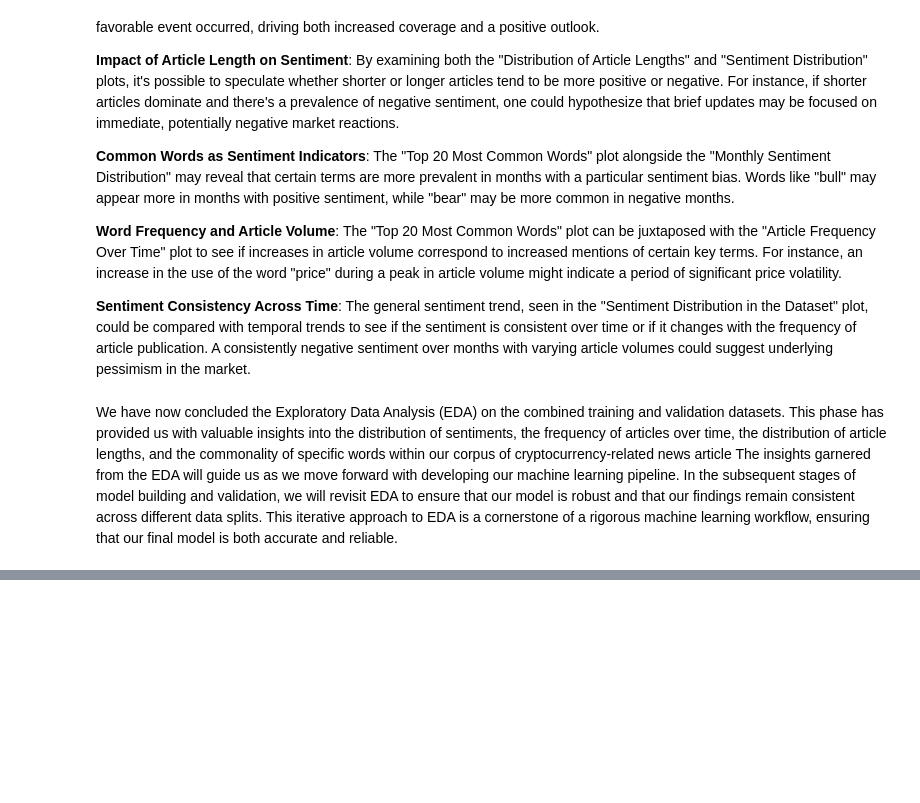
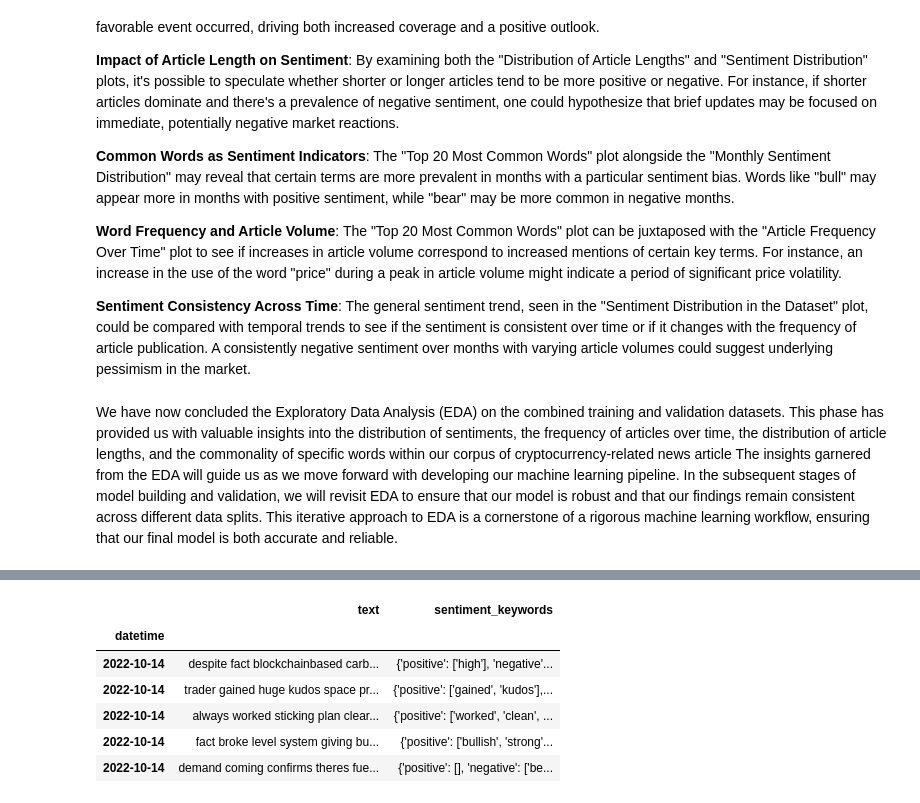
Before and after one commit to aDR300684/CryptoNewsSentiment, a Jupyter notebook: ML_CryptoNews.ipynb, the cells around one changed output, grey strips where cells are left out. Drawn from its saved outputs; the diff is of its cells as text; code cells hidden in the pictures; blank space fills up the shorter version.

```diff
--- a/ML_CryptoNews.ipynb
+++ b/ML_CryptoNews.ipynb
@@ -453,0 +884,35 @@ _Note_: As we have a designated test set covering the period from March 22, 2023
+# %%
+# Import necessary library for tokenization
+from nltk.tokenize import word_tokenize
+
+# Expanded list of domain-specific sentiment keywords
+domain_specific_keywords = {
+    'positive': ['bullish', 'gain', 'high', 'surge', 'profit', 'growth', 'upward', 'success', 'advantage', 'improvement', 'rally', 'booming', 'outperform', 'optimistic', 'rewarding', 'beneficial', 'thriving', 'soaring', 'breakthrough'],
+    'negative': ['bearish', 'loss', 'crash', 'decline', 'drop', 'downward', 'risk', 'volatility', 'decrease', 'slump', 'fall', 'downturn', 'plummet', 'dip', 'collapse', 'depreciation', 'recession', 'adverse', 'setback']
+}
+
+# Function to include domain-specific sentiment keywords
+def include_domain_specific_keywords(sentiment_keywords, text):
+    tokenized_text = word_tokenize(text.lower())  # Tokenize text
+    updated_keywords = {key: set(sentiment_keywords[key]) for key in sentiment_keywords}  # Convert lists to sets for uniqueness
+
+    # Add domain-specific keywords if they appear in the text
+    for key in domain_specific_keywords:
+        domain_keywords = set(word for word in domain_specific_keywords[key] if word in tokenized_text)
+        updated_keywords[key] = list(updated_keywords[key].union(domain_keywords))
+
+    return updated_keywords
+
+# Apply to the dataset
+df['sentiment_keywords'] = df.apply(lambda row: include_domain_specific_keywords(row['sentiment_keywords'], row['text']), axis=1)
+
+# Display updated entries
+df[['text', 'sentiment_keywords']].head()
+# %% [output]
+|  | text | sentiment_keywords |
+| datetime |  |  |
+| 2022-10-14 | despite fact blockchainbased carb... | {'positive': ['high'], 'negative'... |
+| 2022-10-14 | trader gained huge kudos space pr... | {'positive': ['gained', 'kudos'],... |
+| 2022-10-14 | always worked sticking plan clear... | {'positive': ['worked', 'clean', ... |
+| 2022-10-14 | fact broke level system giving bu... | {'positive': ['bullish', 'strong'... |
+| 2022-10-14 | demand coming confirms theres fue... | {'positive': [], 'negative': ['be... |
```
Also changed, not shown: parts of 30 cells of this notebook, 4 other files.
